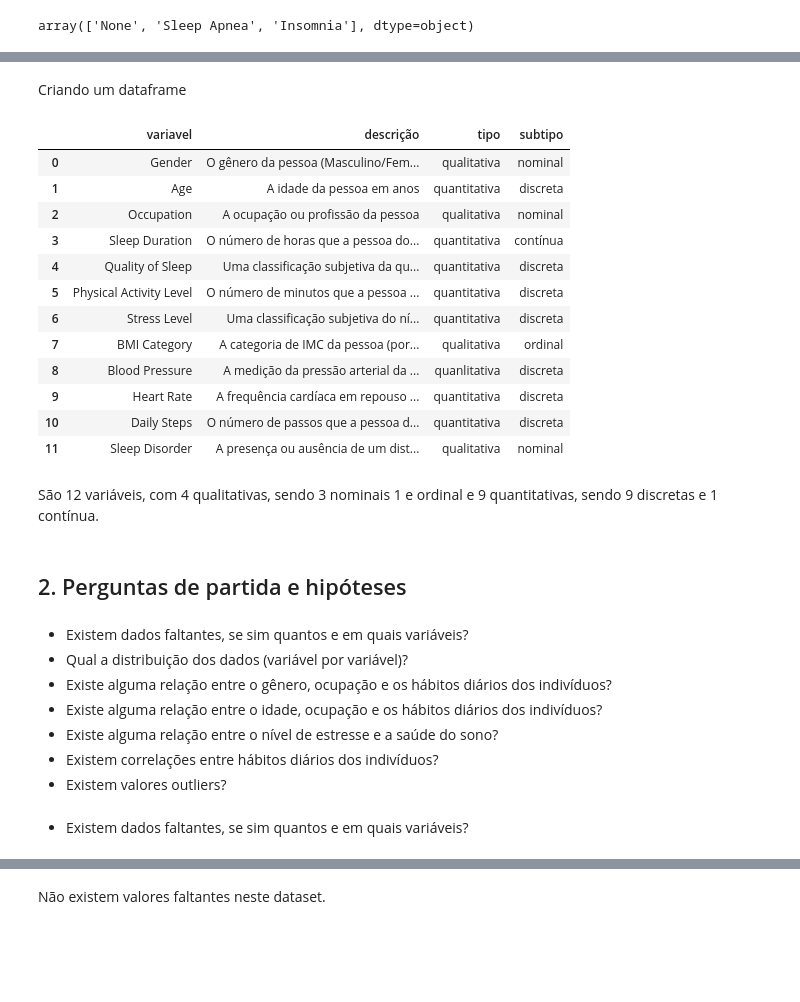
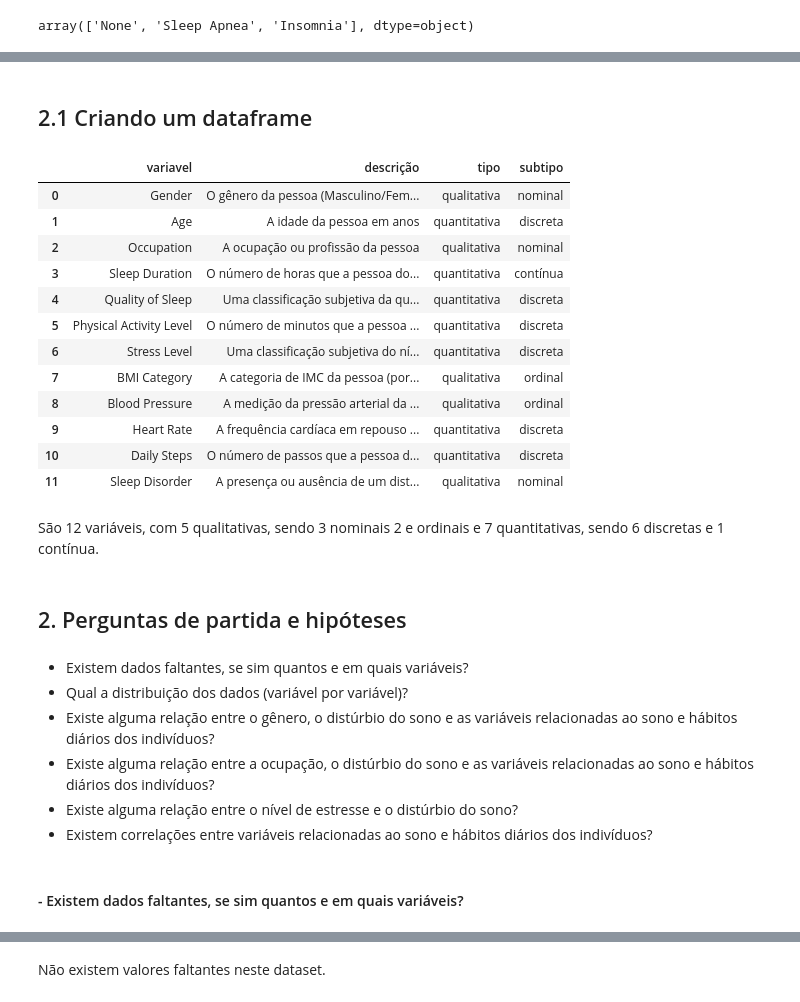
Before and after one commit to atlantico-academy/data-machine, a Jupyter notebook: notebooks/01-exploratory_data_analysis.ipynb, the cells around one changed output, grey strips where cells are left out. Cells and saved outputs as stored; diff of their text form; code cells hidden in the pictures; blank space fills up the shorter version.

```diff
--- a/notebooks/01-exploratory_data_analysis.ipynb
+++ b/notebooks/01-exploratory_data_analysis.ipynb
@@ -1,14 +1,11 @@
 # %% [markdown]
 # Análise exploratória de dados
 # %%
-from IPython.display import Image, display, Markdown
+from IPython.display import Image, display
 import pandas as pd
 import numpy as np
 import seaborn as sns
 import matplotlib.pyplot as plt
-
-pd.set_option('display.max_columns', None)
-pd.set_option('display.max_rows', None)
 # %% [markdown]
 ## 1. Coleta de dados
 # %%
@@ -164,5 +129,5 @@ df
-# %% [markdown]
-Criando um dataframe
+# %% [markdown]
+## 2.1 Criando um dataframe
 # %%
 dicionario = pd.DataFrame([
     {
@@ -209,58 +174,57 @@ dicionario = pd.DataFrame([
     },{
         "variavel": "Blood Pressure",
         "descrição": "A medição da pressão arterial da pessoa, indicada como pressão sistólica sobre pressão diastólica",
-        "tipo": "quanlitativa",
-        "subtipo": "discreta"
+        "tipo": "qualitativa",
+        "subtipo": "ordinal"
     },{
          "variavel": "Heart Rate",
         "descrição": "A frequência cardíaca em repouso da pessoa em batimentos por minuto",
         "tipo": "quantitativa",
         "subtipo": "discreta"
     },{
          "variavel": "Daily Steps",
         "descrição": "O número de passos que a pessoa dá por dia",
         "tipo": "quantitativa",
         "subtipo": "discreta"
     },{
         "variavel": "Sleep Disorder",
         "descrição": " A presença ou ausência de um distúrbio do sono na pessoa (Nenhum, Insônia, Apneia do Sono",
         "tipo": "qualitativa",
         "subtipo": "nominal"
     }
 
 ])
 
 dicionario.to_csv('../data/external/dictionary.csv', index=False)
 
 dicionario
 # %% [output]
 |  | variavel | descrição | tipo | subtipo |
 | 0 | Gender | O gênero da pessoa (Masculino/Fem... | qualitativa | nominal |
 | 1 | Age | A idade da pessoa em anos | quantitativa | discreta |
 | 2 | Occupation | A ocupação ou profissão da pessoa | qualitativa | nominal |
 | 3 | Sleep Duration | O número de horas que a pessoa do... | quantitativa | contínua |
 | 4 | Quality of Sleep | Uma classificação subjetiva da qu... | quantitativa | discreta |
 | 5 | Physical Activity Level | O número de minutos que a pessoa ... | quantitativa | discreta |
 | 6 | Stress Level | Uma classificação subjetiva do ní... | quantitativa | discreta |
 | 7 | BMI Category | A categoria de IMC da pessoa (por... | qualitativa | ordinal |
-| 8 | Blood Pressure | A medição da pressão arterial da ... | quanlitativa | discreta |
+| 8 | Blood Pressure | A medição da pressão arterial da ... | qualitativa | ordinal |
 | 9 | Heart Rate | A frequência cardíaca em repouso ... | quantitativa | discreta |
 | 10 | Daily Steps | O número de passos que a pessoa d... | quantitativa | discreta |
 | 11 | Sleep Disorder | A presença ou ausência de um dist... | qualitativa | nominal |
 # %% [markdown]
-São 12 variáveis, com 4 qualitativas, sendo 3 nominais 1 e ordinal e 9 quantitativas, sendo 9 discretas e 1 contínua.
+São 12 variáveis, com 5 qualitativas, sendo 3 nominais 2 e ordinais e 7 quantitativas, sendo 6 discretas e 1 contínua.
 # %% [markdown]
 ## 2. Perguntas de partida e hipóteses
 # %% [markdown]
 - Existem dados faltantes, se sim quantos e em quais variáveis?
 - Qual a distribuição dos dados (variável por variável)?
-- Existe alguma relação entre o gênero, ocupação e os hábitos diários dos indivíduos?
-- Existe alguma relação entre o idade, ocupação e os hábitos diários dos indivíduos?
-- Existe alguma relação entre o nível de estresse e a saúde do sono?
-- Existem correlações entre hábitos diários dos indivíduos?
-- Existem valores outliers?
+- Existe alguma relação entre o gênero, o distúrbio do sono e as variáveis relacionadas ao sono e hábitos diários dos indivíduos?
+- Existe alguma relação entre a ocupação, o distúrbio do sono e as variáveis relacionadas ao sono e hábitos diários dos indivíduos?
+- Existe alguma relação entre o nível de estresse e o distúrbio do sono?
+- Existem correlações entre variáveis relacionadas ao sono e hábitos diários dos indivíduos?
 # %% [markdown]
-- Existem dados faltantes, se sim quantos e em quais variáveis?
+#### - Existem dados faltantes, se sim quantos e em quais variáveis?
 # %%
 df.isnull().sum()
 # %% [output]
```
Also changed, not shown: parts of 33 cells of this notebook, 1 other file.
